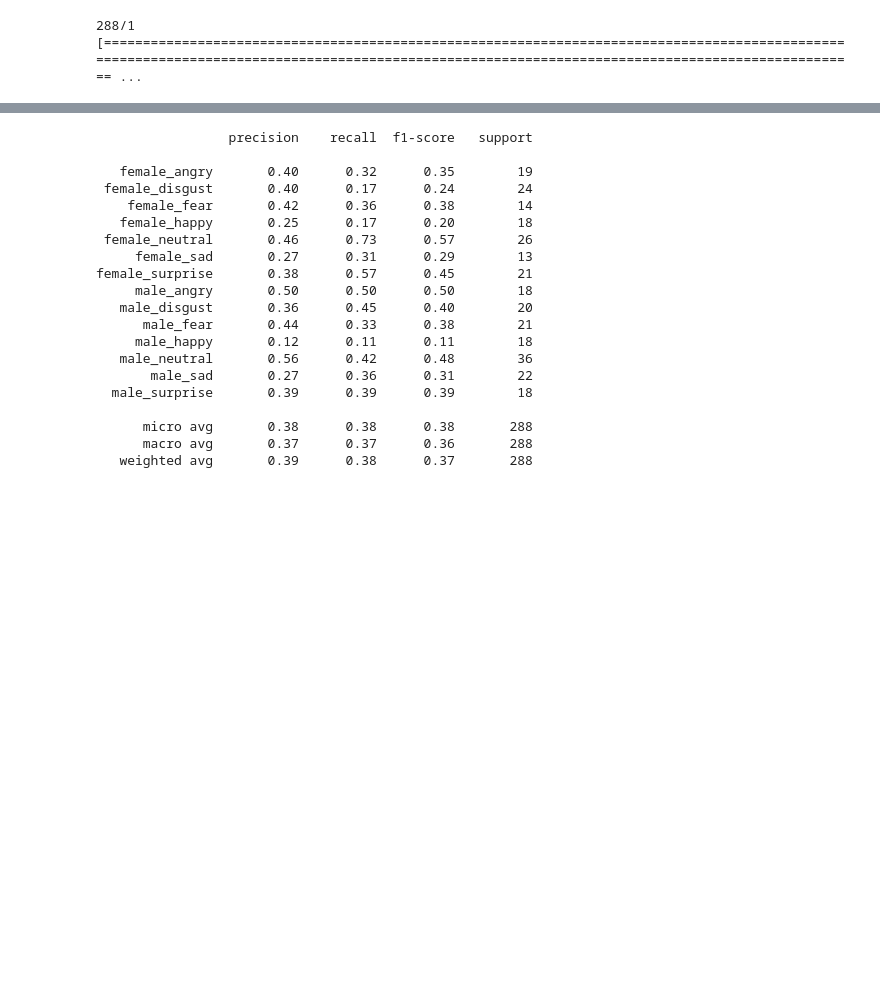
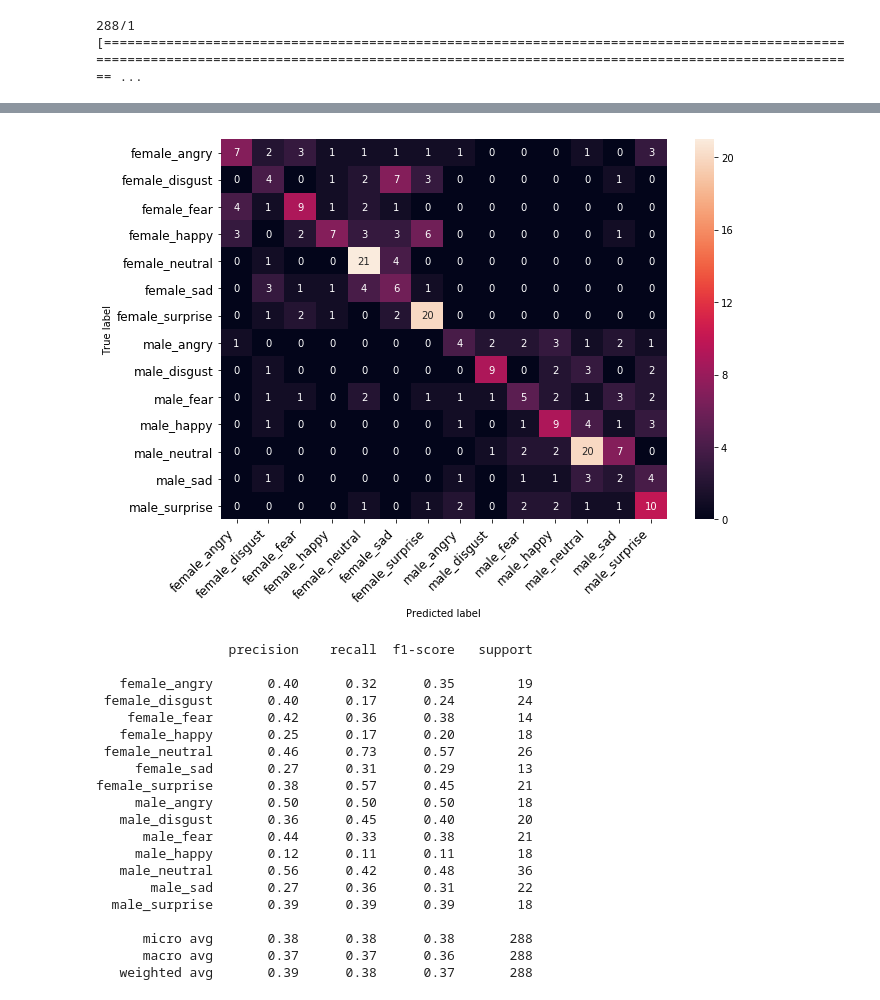
Before and after one commit to fafilia/speech-emotions-recognition, a Jupyter notebook: Speech_Emotions_Recognition.ipynb, the cells around one changed output, grey strips where cells are left out. Saved outputs shown, nothing was run; the diff lists cells and outputs as text; code cells hidden in the pictures; blank space fills up the shorter version.

```diff
--- a/Speech_Emotions_Recognition.ipynb
+++ b/Speech_Emotions_Recognition.ipynb
@@ -491,13 +519,13 @@ preds=preds.argmax(axis=1)
 # %%
 preds = preds.astype(int).flatten()
 preds = (lb.inverse_transform((preds)))
-preds = pd.DataFrame({'predictedvalues': preds})
+preds = pd.DataFrame({'predicted_values': preds})
 
-# Actual labels
 actual=y_test.argmax(axis=1)
 actual = actual.astype(int).flatten()
 actual = (lb.inverse_transform((actual)))
-actual = pd.DataFrame({'actualvalues': actual})
+actual = pd.DataFrame({'actual_values': actual})
 
-# Lets combined both of them into a single dataframe
-finaldf = actual.join(preds)
+
+compare_table = actual.join(preds)
+compare_table.head()
@@ -549 +557,22 @@ array([[ 6,  1,  1,  4,  0,  1,  3,  0,  0,  1,  1,  0,  1,  0],
+# %%
+table_conf = confusion_matrix(compare_table['actual_values'], compare_table['predicted_values'])
+# %%
+class_target = compare_table['actual_values'].unique()
+class_target.sort()
+# %%
+def confusion_matrix_result(confusion_matrix, class_names, figsize = (10,7), fontsize=12):
+    import seaborn as sns
+    conf = pd.DataFrame(
+        confusion_matrix, index=class_names, columns=class_names,
+    )
+    fig = plt.figure(figsize=figsize)
+    heatmap = sns.heatmap(conf, annot=True, fmt="d")
+    heatmap.yaxis.set_ticklabels(heatmap.yaxis.get_ticklabels(), rotation=0, ha='right', fontsize=fontsize)
+    heatmap.xaxis.set_ticklabels(heatmap.xaxis.get_ticklabels(), rotation=45, ha='right', fontsize=fontsize)
+    plt.ylabel('True label')
+    plt.xlabel('Predicted label')
+# %%
+confusion_matrix_result(table_conf, class_names = class_target)
+# %% [output]
+[figure, added]
 # %%
```
Also changed, not shown: parts of 48 cells of this notebook.
